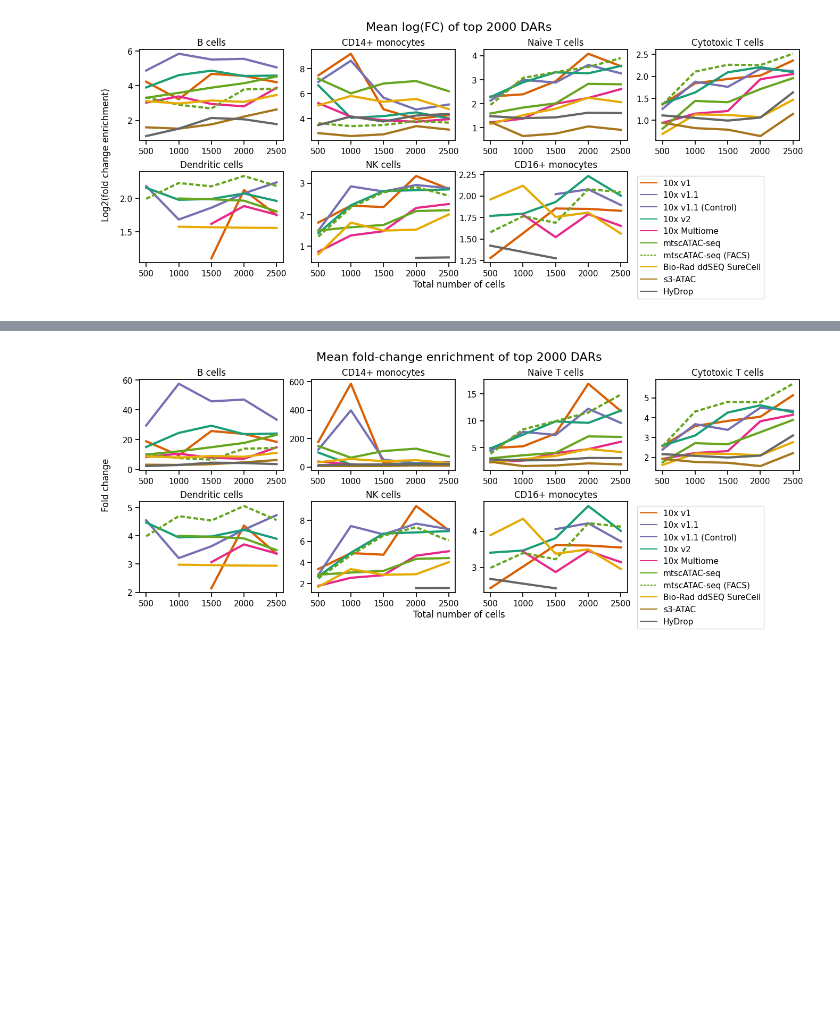
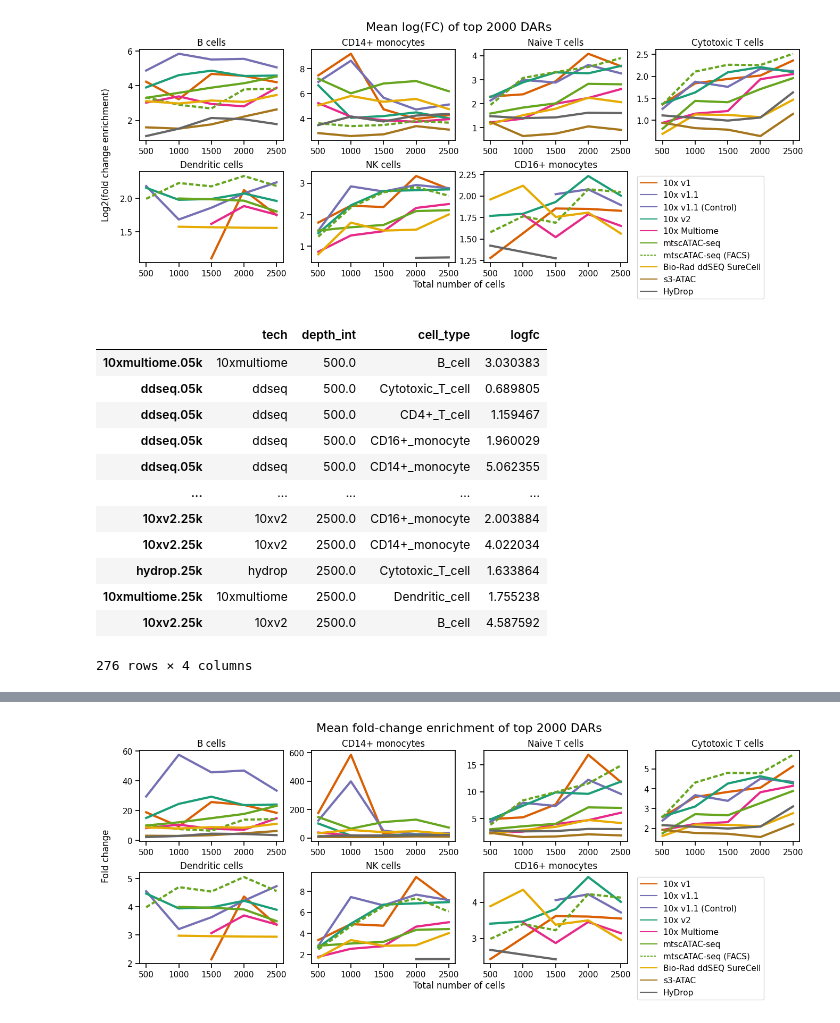
Before and after one commit to aertslab/scATAC-seq_benchmark, a Jupyter notebook: fixedcells_5_cell_downsampling/5b_DAR_scores.ipynb, the cells around one changed output, grey strips where cells are left out. Drawn from its saved outputs; the diff is of its cells as text; code cells hidden in the pictures; blank space fills up the shorter version.

```diff
--- a/fixedcells_5_cell_downsampling/5b_DAR_scores.ipynb
+++ b/fixedcells_5_cell_downsampling/5b_DAR_scores.ipynb
@@ -1111,0 +1117,16 @@ plt.show()
+# %%
+df_merged_means[["tech", "depth_int", "cell_type", "logfc"]]
+# %% [output]
+|  | tech | depth_int | cell_type | logfc |
+| 10xmultiome.05k | 10xmultiome | 500.0 | B_cell | 3.030383 |
+| ddseq.05k | ddseq | 500.0 | Cytotoxic_T_cell | 0.689805 |
+| ddseq.05k | ddseq | 500.0 | CD4+_T_cell | 1.159467 |
+| ddseq.05k | ddseq | 500.0 | CD16+_monocyte | 1.960029 |
+| ddseq.05k | ddseq | 500.0 | CD14+_monocyte | 5.062355 |
+| ... | ... | ... | ... | ... |
+| 10xv2.25k | 10xv2 | 2500.0 | CD16+_monocyte | 2.003884 |
+| 10xv2.25k | 10xv2 | 2500.0 | CD14+_monocyte | 4.022034 |
+| hydrop.25k | hydrop | 2500.0 | Cytotoxic_T_cell | 1.633864 |
+| 10xmultiome.25k | 10xmultiome | 2500.0 | Dendritic_cell | 1.755238 |
+| 10xv2.25k | 10xv2 | 2500.0 | B_cell | 4.587592 |
+276 rows × 4 columns
```
Also changed, not shown: parts of 21 cells of this notebook, 14 other files.
